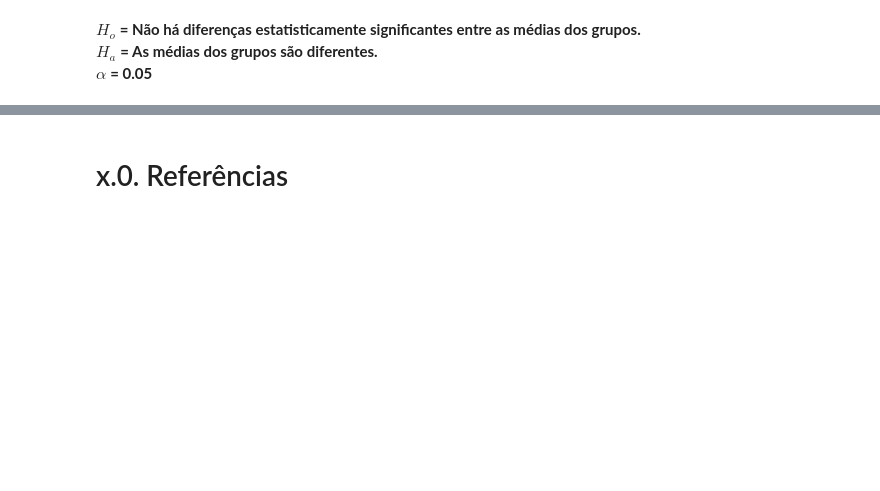
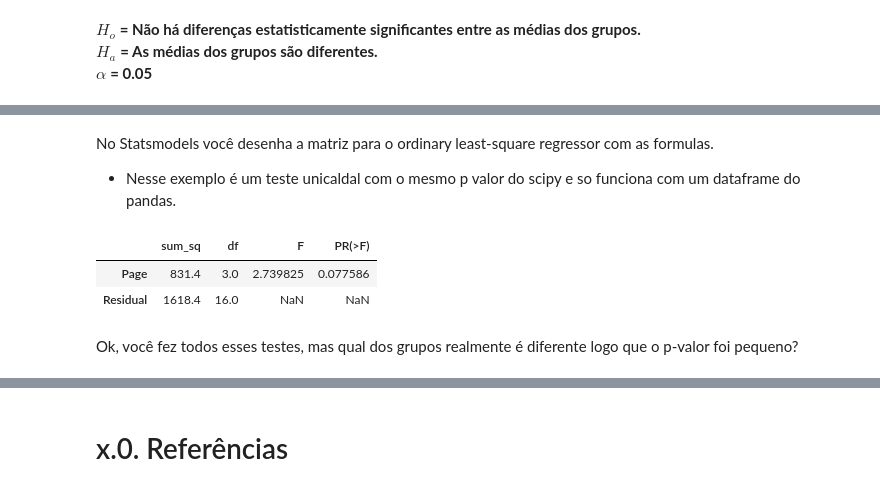
Before and after one commit to xGabrielR/Practical-Statistics-Book-Summary, a Jupyter notebook: notebooks/full_summary.ipynb, the cells around one changed output, grey strips where cells are left out. Drawn from its saved outputs; the diff is of its cells as text; code cells hidden in the pictures; blank space fills up the shorter version.

```diff
--- a/notebooks/full_summary.ipynb
+++ b/notebooks/full_summary.ipynb
@@ -975,0 +1002,11 @@ p_value_x2_x3
+# %% [markdown]
+No Statsmodels você desenha a matriz para o ordinary least-square regressor com as formulas.
+ - Nesse exemplo é um teste unicaldal com o mesmo p valor do scipy e so funciona com um dataframe do pandas.
+# %%
+py"anova"(df1, 2, "F", "Time ~ Page")
+# %% [output]
+|  | sum_sq | df | F | PR(>F) |
+| Page | 831.4 | 3.0 | 2.739825 | 0.077586 |
+| Residual | 1618.4 | 16.0 | NaN | NaN |
+# %% [markdown]
+Ok, você fez todos esses testes, mas qual dos grupos realmente é diferente logo que o p-valor foi pequeno?
```
Also changed, not shown: parts of 26 cells of this notebook, 1 other file.
